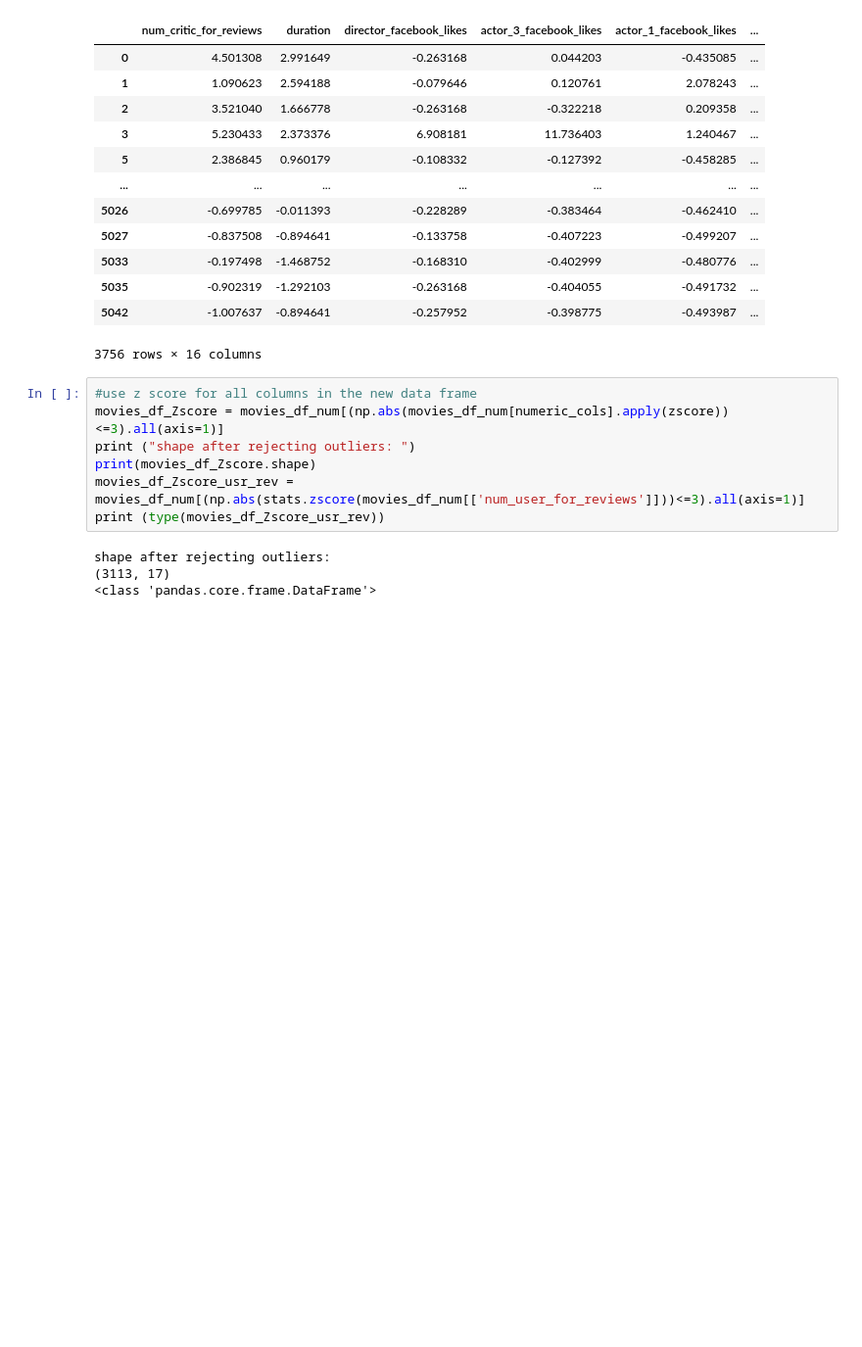
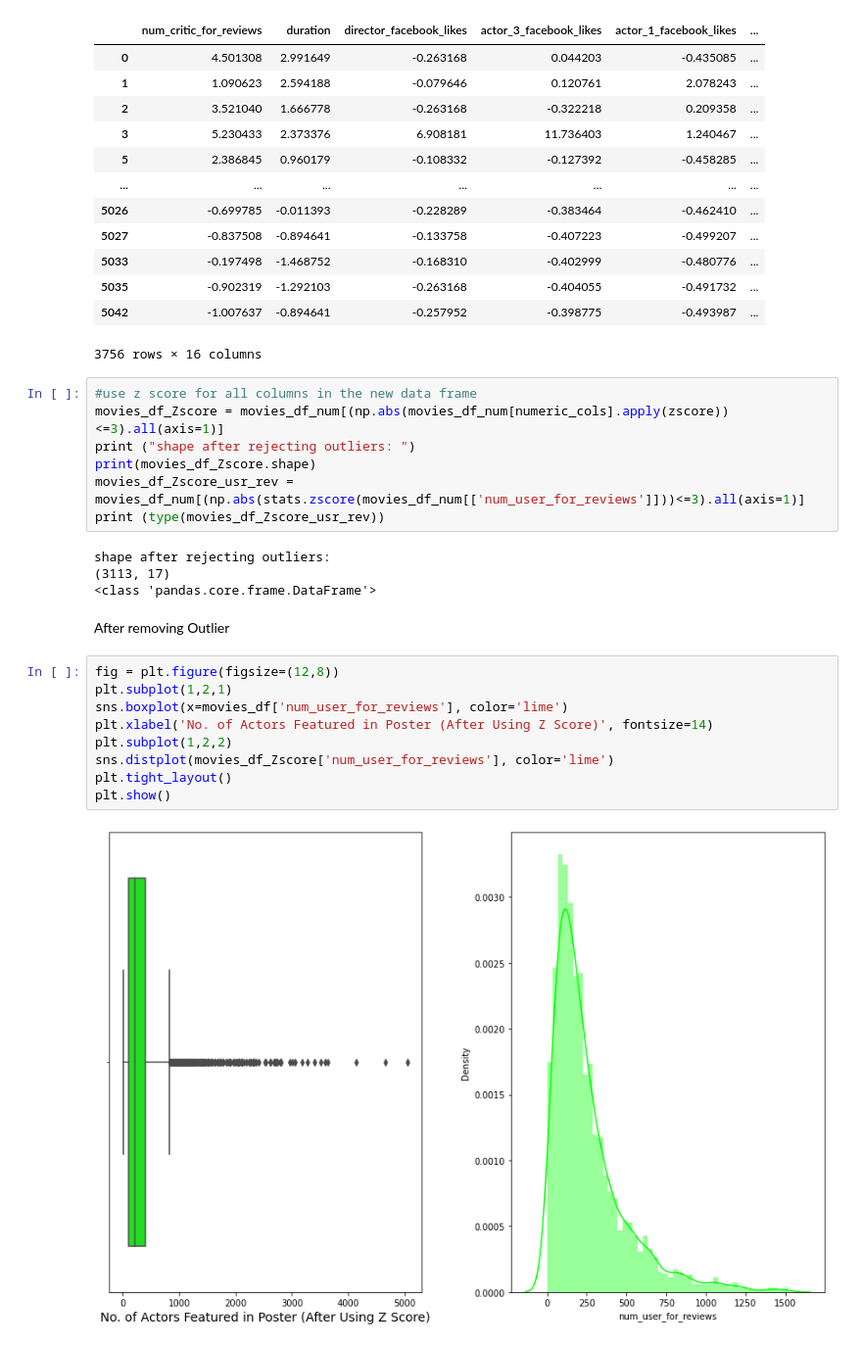
Before and after one commit to AthuSindhu/DSML, a Jupyter notebook: Exp_4_new.ipynb, the cells around one changed output. Shown at 98% size. Cells and saved outputs as stored; diff of their text form; blank space fills up the shorter version.

```diff
--- a/Exp_4_new.ipynb
+++ b/Exp_4_new.ipynb
@@ -380,3 +380,16 @@ print (type(movies_df_Zscore_usr_rev))
 shape after rejecting outliers:
 (3113, 17)
 <class 'pandas.core.frame.DataFrame'>
+# %% [markdown]
+After removing Outlier
+# %%
+fig = plt.figure(figsize=(12,8))
+plt.subplot(1,2,1)
+sns.boxplot(x=movies_df['num_user_for_reviews'], color='lime')
+plt.xlabel('No. of Actors Featured in Poster (After Using Z Score)', fontsize=14)
+plt.subplot(1,2,2)
+sns.distplot(movies_df_Zscore['num_user_for_reviews'], color='lime')
+plt.tight_layout()
+plt.show()
+# %% [output]
+[figure, added]
```
